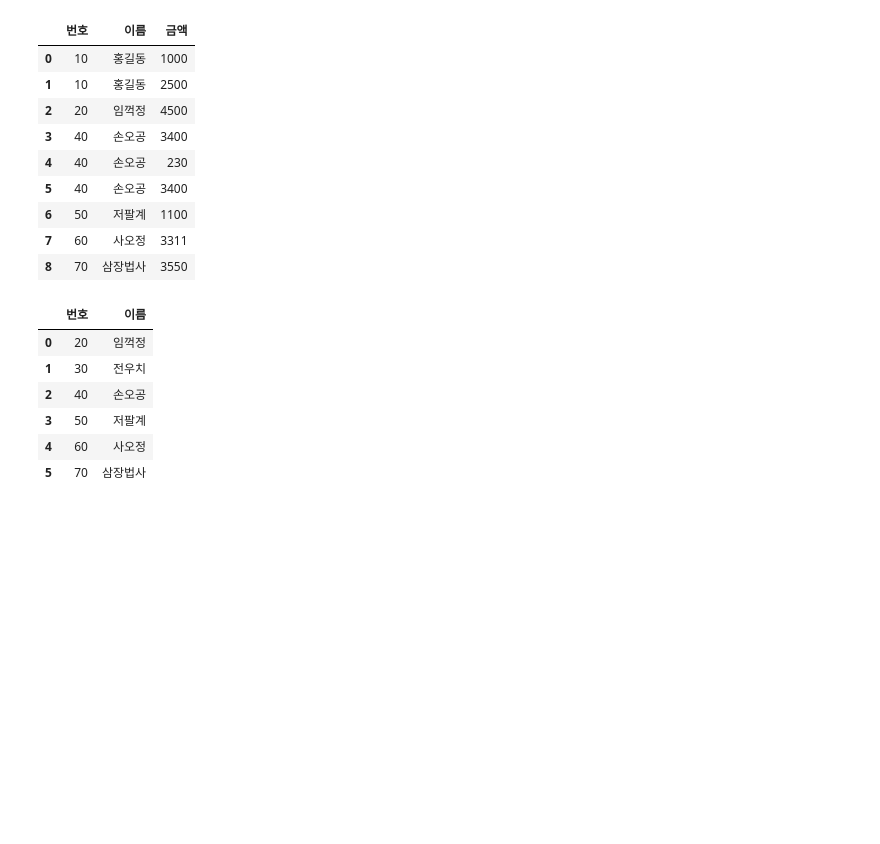
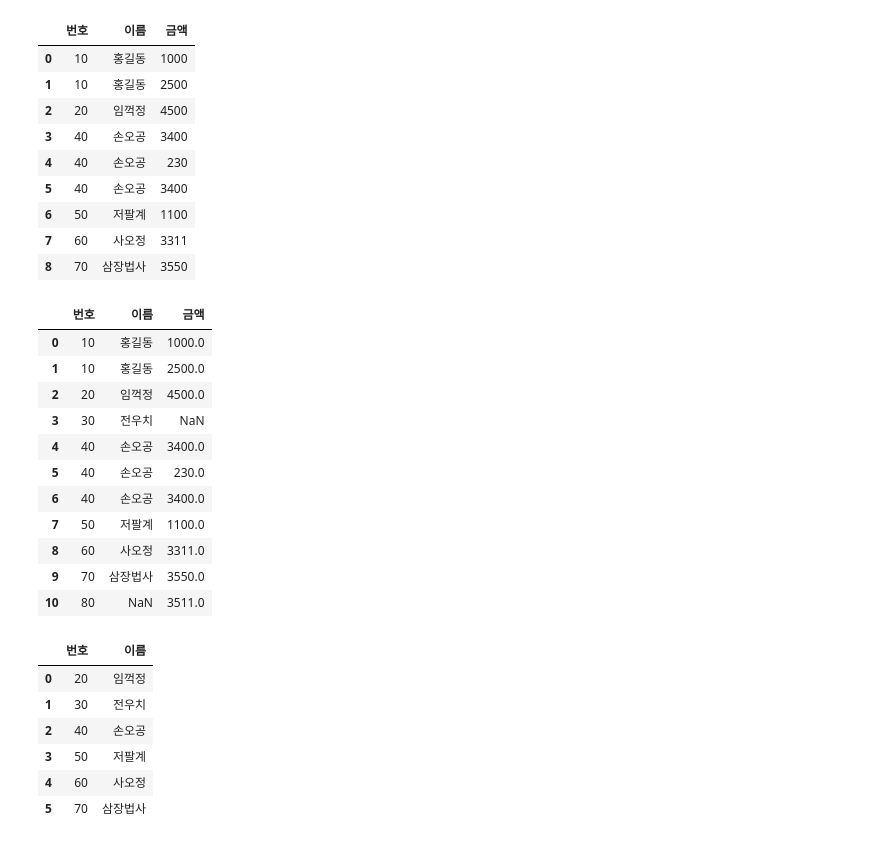
Before and after one commit to odong1989/-Machine-learning, a Jupyter notebook: SWDO_3th_ML/12_Pandas_Merge.ipynb, the cells around one changed output. Saved outputs shown, nothing was run; the diff lists cells and outputs as text; code cells hidden in the pictures; blank space fills up the shorter version.

```diff
--- a/SWDO_3th_ML/12_Pandas_Merge.ipynb
+++ b/SWDO_3th_ML/12_Pandas_Merge.ipynb
@@ -54,6 +55,21 @@ pd.merge(df1,df2)
 | 6 | 50 | 저팔계 | 1100 |
 | 7 | 60 | 사오정 | 3311 |
 | 8 | 70 | 삼장법사 | 3550 |
+# %%
+pd.merge(df1, df2, how='outer') #
+# %% [output]
+|  | 번호 | 이름 | 금액 |
+| 0 | 10 | 홍길동 | 1000.0 |
+| 1 | 10 | 홍길동 | 2500.0 |
+| 2 | 20 | 임꺽정 | 4500.0 |
+| 3 | 30 | 전우치 | NaN |
+| 4 | 40 | 손오공 | 3400.0 |
+| 5 | 40 | 손오공 | 230.0 |
+| 6 | 40 | 손오공 | 3400.0 |
+| 7 | 50 | 저팔계 | 1100.0 |
+| 8 | 60 | 사오정 | 3311.0 |
+| 9 | 70 | 삼장법사 | 3550.0 |
+| 10 | 80 | NaN | 3511.0 |
 # %%
 df1 = pd.DataFrame(
     {'번호' : [ 20, 30, 40, 50, 60, 70], #번호는 SQL로 치면 PK역할을 해준다.
```
Also changed, not shown: parts of 2 cells of this notebook, 12 other files.
